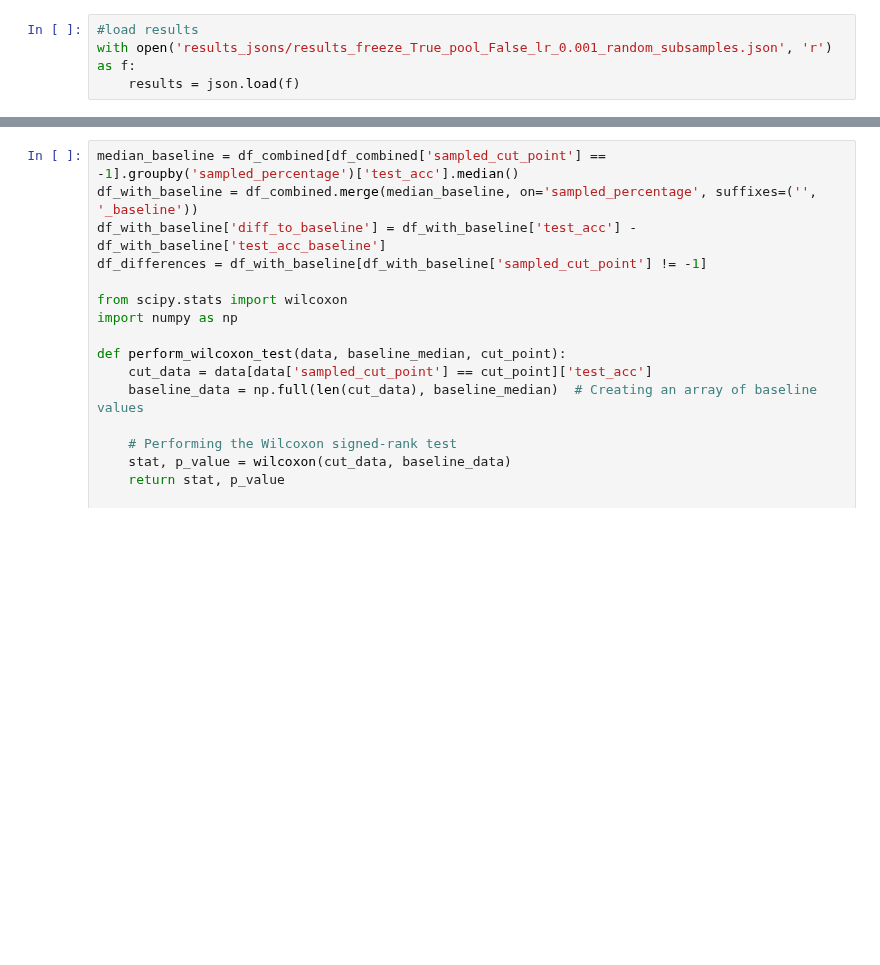
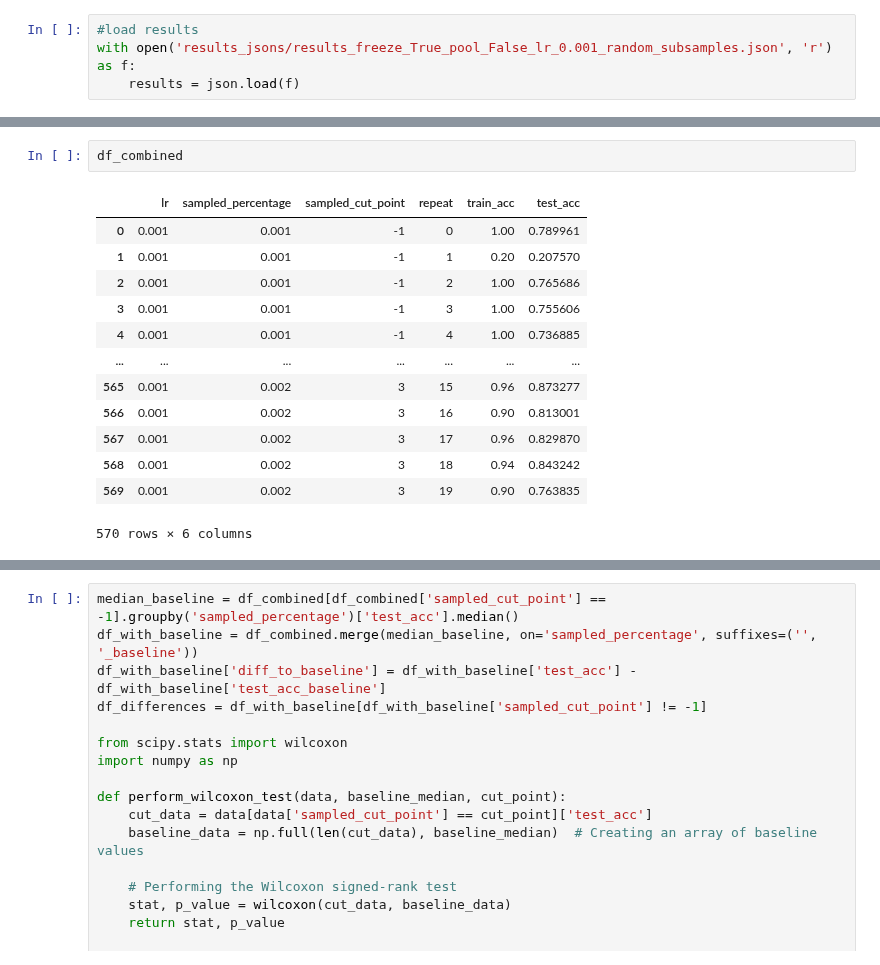
Before and after one commit to tusharmanekar/mp-tl-study, a Jupyter notebook: 50-50_MNIST/MNIST_CNN_3D_many_more_repeats_freeze_reinit.ipynb, the cells around one changed output, grey strips where cells are left out. Cells and saved outputs as stored; diff of their text form; blank space fills up the shorter version.

Commit message:
more repeats!

```diff
--- a/50-50_MNIST/MNIST_CNN_3D_many_more_repeats_freeze_reinit.ipynb
+++ b/50-50_MNIST/MNIST_CNN_3D_many_more_repeats_freeze_reinit.ipynb
@@ -1045,0 +1078,16 @@ ValueError: min() arg is an empty sequence
+# %%
+df_combined
+# %% [output]
+|  | lr | sampled_percentage | sampled_cut_point | repeat | train_acc | test_acc |
+| 0 | 0.001 | 0.001 | -1 | 0 | 1.00 | 0.789961 |
+| 1 | 0.001 | 0.001 | -1 | 1 | 0.20 | 0.207570 |
+| 2 | 0.001 | 0.001 | -1 | 2 | 1.00 | 0.765686 |
+| 3 | 0.001 | 0.001 | -1 | 3 | 1.00 | 0.755606 |
+| 4 | 0.001 | 0.001 | -1 | 4 | 1.00 | 0.736885 |
+| ... | ... | ... | ... | ... | ... | ... |
+| 565 | 0.001 | 0.002 | 3 | 15 | 0.96 | 0.873277 |
+| 566 | 0.001 | 0.002 | 3 | 16 | 0.90 | 0.813001 |
+| 567 | 0.001 | 0.002 | 3 | 17 | 0.96 | 0.829870 |
+| 568 | 0.001 | 0.002 | 3 | 18 | 0.94 | 0.843242 |
+| 569 | 0.001 | 0.002 | 3 | 19 | 0.90 | 0.763835 |
+570 rows × 6 columns
```
Also changed, not shown: parts of 11 cells of this notebook, 4 other files.
